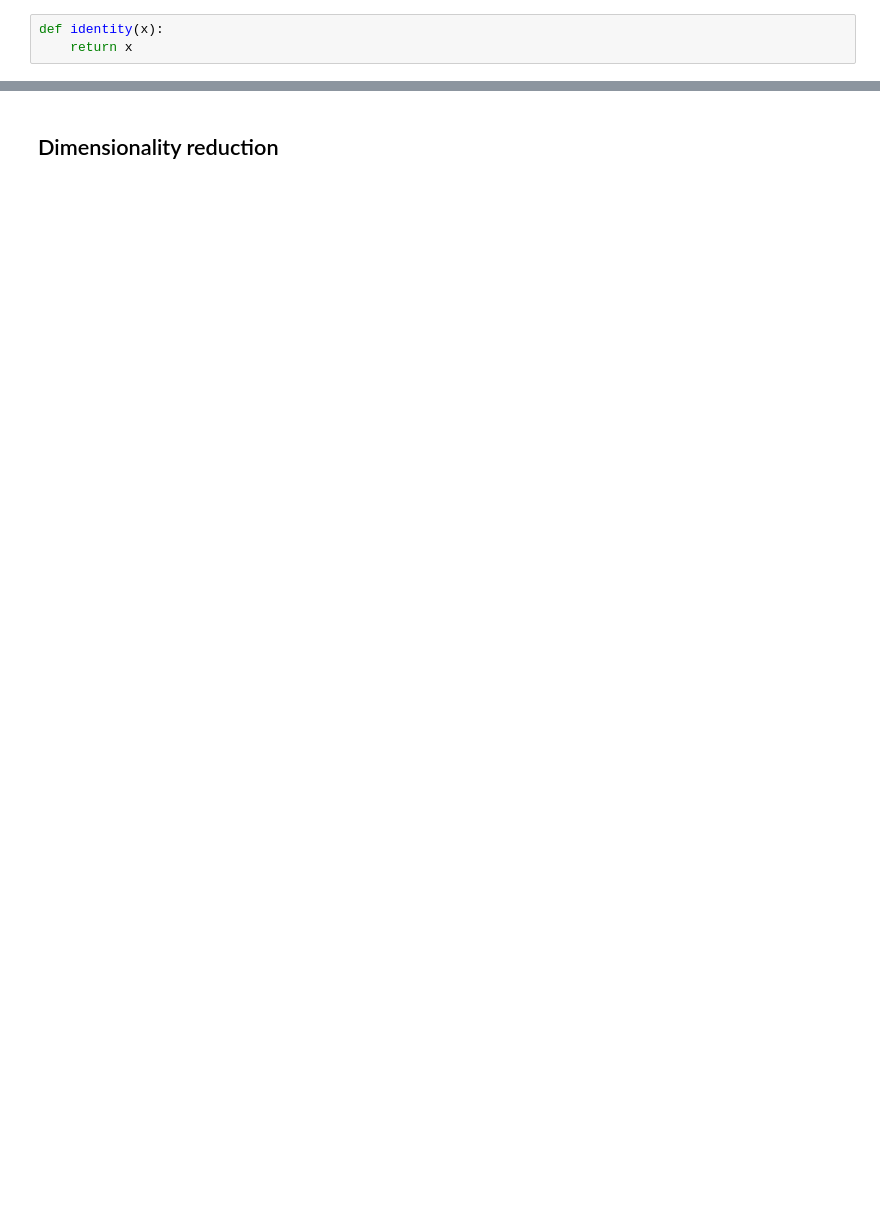
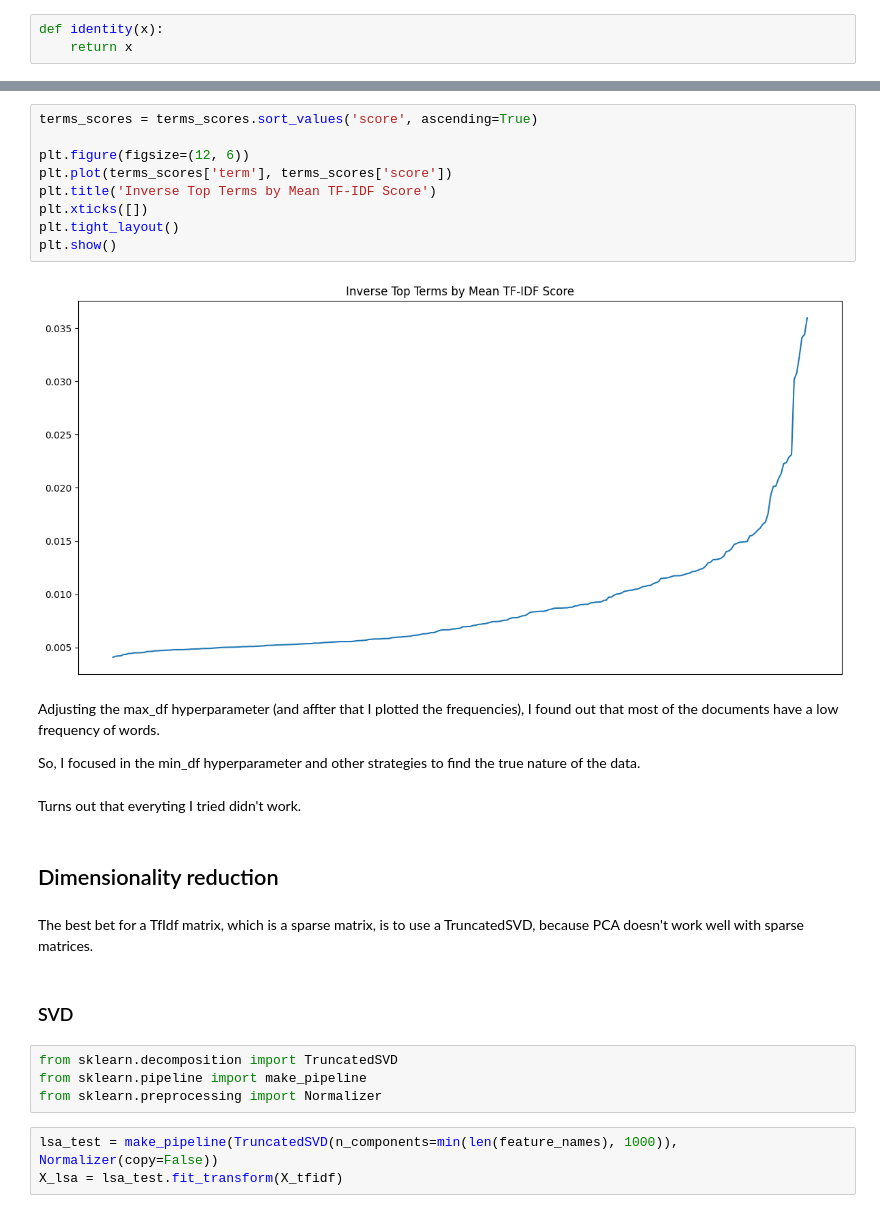
Before and after one commit to srjheam/ufes-cdados-movie-synopsis-clustering, a Jupyter notebook: main.ipynb, the cells around one changed output, grey strips where cells are left out. Cells and saved outputs as stored; diff of their text form; blank space fills up the shorter version.

```diff
--- a/main.ipynb
+++ b/main.ipynb
@@ -306,2 +382,30 @@ df_tfidf
+# %%
+terms_scores = terms_scores.sort_values('score', ascending=True)
+
+plt.figure(figsize=(12, 6))
+plt.plot(terms_scores['term'], terms_scores['score'])
+plt.title('Inverse Top Terms by Mean TF-IDF Score')
+plt.xticks([])
+plt.tight_layout()
+plt.show()
+# %% [output]
+[figure, added]
+# %% [markdown]
+Adjusting the max_df hyperparameter (and affter that I plotted the frequencies), I found out that most of the documents have a low frequency of words.
+
+So, I focused in the min_df hyperparameter and other strategies to find the true nature of the data.
+# %% [markdown]
+Turns out that everyting I tried didn't work.
 # %% [markdown]
 ## Dimensionality reduction
+# %% [markdown]
+The best bet for a TfIdf matrix, which is a sparse matrix, is to use a TruncatedSVD, because PCA doesn't work well with sparse matrices.
+# %% [markdown]
+### SVD
+# %%
+from sklearn.decomposition import TruncatedSVD
+from sklearn.pipeline import make_pipeline
+from sklearn.preprocessing import Normalizer
+# %%
+lsa_test = make_pipeline(TruncatedSVD(n_components=min(len(feature_names), 1000)), Normalizer(copy=False))
+X_lsa = lsa_test.fit_transform(X_tfidf)
```
Also changed, not shown: parts of 91 cells of this notebook, 2 other files.
